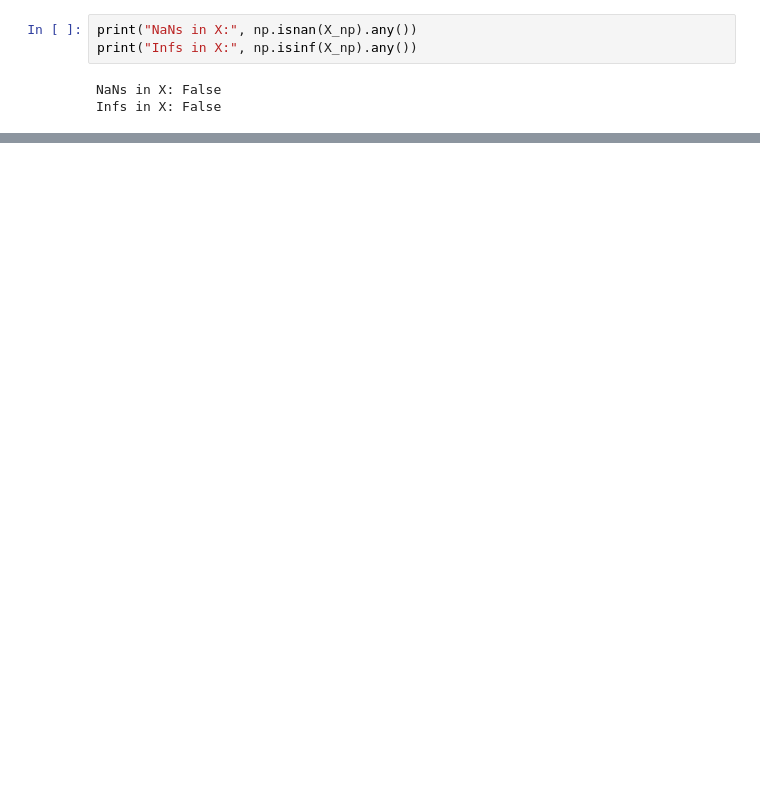
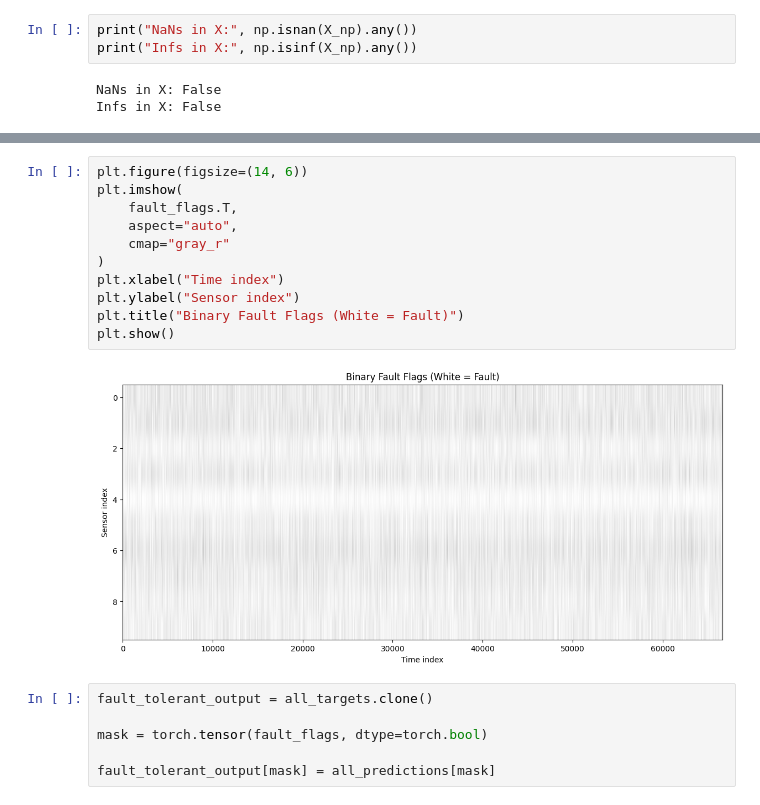
Before and after one commit to prateek-g-bit/Fault-Tolerance-System, a Jupyter notebook: caf-gru-faultdetection.ipynb, the cells around one changed output, grey strips where cells are left out. Drawn from its saved outputs; the diff is of its cells as text; blank space fills up the shorter version.

```diff
--- a/caf-gru-faultdetection.ipynb
+++ b/caf-gru-faultdetection.ipynb
@@ -233,0 +355,19 @@ Epoch 10, Loss: 0.106442
+# %%
+plt.figure(figsize=(14, 6))
+plt.imshow(
+    fault_flags.T,
+    aspect="auto",
+    cmap="gray_r"
+)
+plt.xlabel("Time index")
+plt.ylabel("Sensor index")
+plt.title("Binary Fault Flags (White = Fault)")
+plt.show()
+# %% [output]
+[figure, added]
+# %%
+fault_tolerant_output = all_targets.clone()
+
+mask = torch.tensor(fault_flags, dtype=torch.bool)
+
+fault_tolerant_output[mask] = all_predictions[mask]
```
Also changed, not shown: parts of 15 cells of this notebook.
